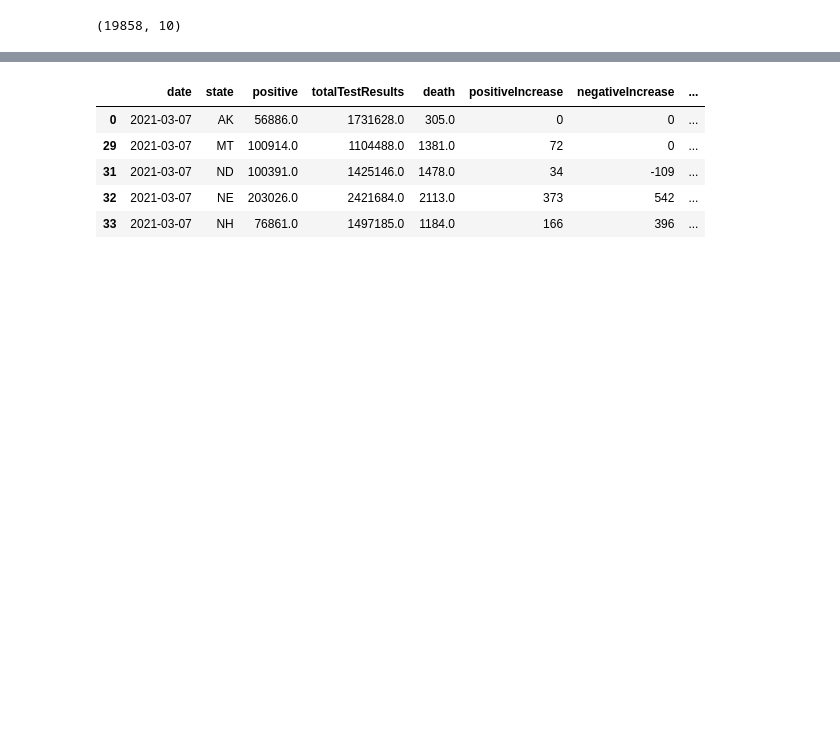
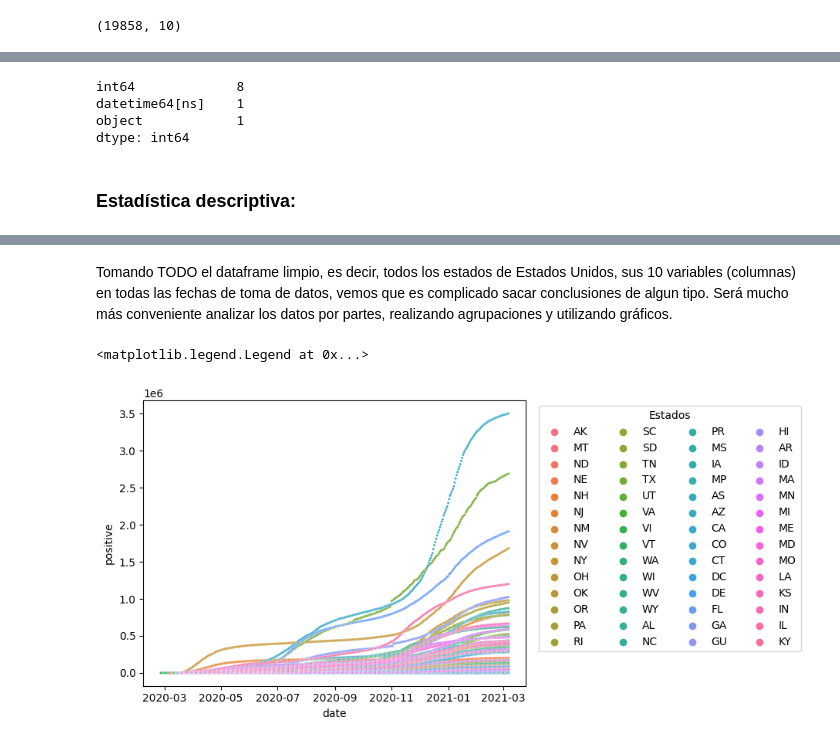
Before and after one commit to AI-School-F5-P2/proyecto_Datathon_equipo_5, a Jupyter notebook: main.ipynb, the cells around one changed output, grey strips where cells are left out. Saved outputs shown, nothing was run; the diff lists cells and outputs as text; code cells hidden in the pictures; blank space fills up the shorter version.

```diff
--- a/main.ipynb
+++ b/main.ipynb
@@ -214,3 +227,13 @@ AS    342
 HI    341
 VI    337
 Name: state, dtype: int64
+# %%
+#cambiamos el tipo de dato de las fechas para trabajar con este campo más adelante
+df_cleaned["date"] = pd.to_datetime(df_cleaned["date"], format="%Y%m%d")
+df_cleaned.sort_values(by="date", ascending=False, inplace=True)
+
+#cambiamos las columnas positive, death y totalTestResults a un tipo de dato entero
+df_cleaned["positive"] = df_cleaned["positive"].astype("int64")
+df_cleaned["death"] = df_cleaned["death"].astype("int64")
+df_cleaned["totalTestResults"] = df_cleaned["totalTestResults"].astype("int64")
+df_cleaned.head()
@@ -217,3 +247,13 @@ Name: state, dtype: int64
+# %%
+# Se realiza un chequeo para verificar los tipos de datos después de "homogenizarlos"
+df_cleaned.dtypes.value_counts()
+# %% [output]
+int64             8
+datetime64[ns]    1
+object            1
+dtype: int64
+# %% [markdown]
+### Estadística descriptiva:
 # %%
 df_cleaned[numericas].describe()
 # %% [output]
@@ -226,12 +266,12 @@ df_cleaned[numericas].describe()
 | 50% | 5.131850e+04 | 7.222520e+05 | 1119.000000 | 487.000000 | 308.000000 | 6733.500000 | ... |
 | 75% | 1.862452e+05 | 2.379632e+06 | 4405.500000 | 1421.000000 | 4271.750000 | 20107.000000 | ... |
 | max | 3.501394e+06 | 4.964601e+07 | 54124.000000 | 71734.000000 | 212974.000000 | 473076.000000 | ... |
-# %%
-df_cleaned.head()
-# %% [output]
-|  | date | state | positive | totalTestResults | death | positiveIncrease | negativeIncrease | ... |
-| 0 | 2021-03-07 | AK | 56886.0 | 1731628.0 | 305.0 | 0 | 0 | ... |
-| 29 | 2021-03-07 | MT | 100914.0 | 1104488.0 | 1381.0 | 72 | 0 | ... |
-| 31 | 2021-03-07 | ND | 100391.0 | 1425146.0 | 1478.0 | 34 | -109 | ... |
-| 32 | 2021-03-07 | NE | 203026.0 | 2421684.0 | 2113.0 | 373 | 542 | ... |
-| 33 | 2021-03-07 | NH | 76861.0 | 1497185.0 | 1184.0 | 166 | 396 | ... |
+# %% [markdown]
+Tomando TODO el dataframe limpio, es decir, todos los estados de Estados Unidos, sus 10 variables (columnas) en todas las fechas de toma de datos, vemos que es complicado sacar conclusiones de algun tipo. Será mucho más conveniente analizar los datos por partes, realizando agrupaciones y utilizando gráficos.
+# %%
+#graficamos en un scatterplot los casos positivos por fecha. En cada color tenemos a un estado
+sns.scatterplot(data=df_cleaned, x="date", y="positive", s=5, hue="state")
+plt.legend(title='Estados', loc='best', ncol=4, bbox_to_anchor=(1.02, 1))
+# %% [output]
+<matplotlib.legend.Legend at 0x...>
+[figure, added]
```
Also changed, not shown: parts of 40 cells of this notebook.
